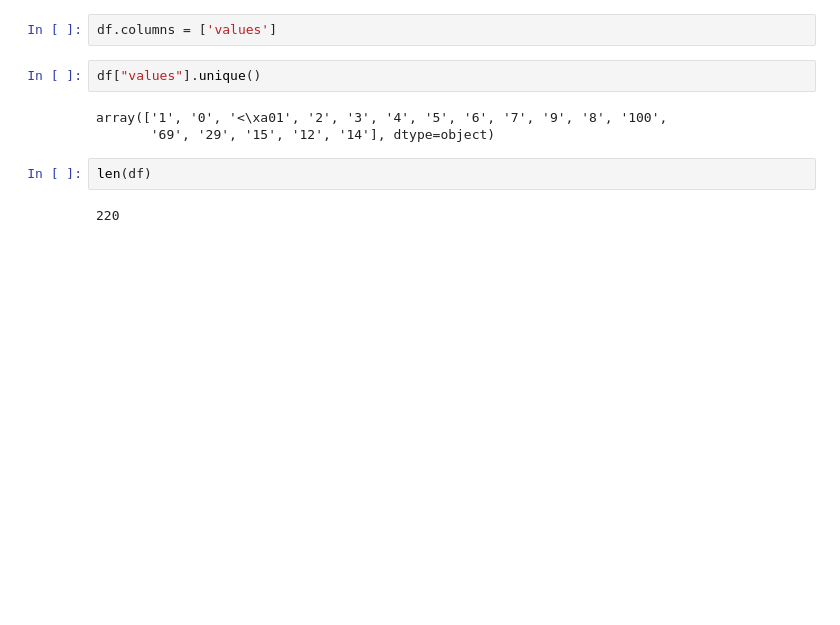
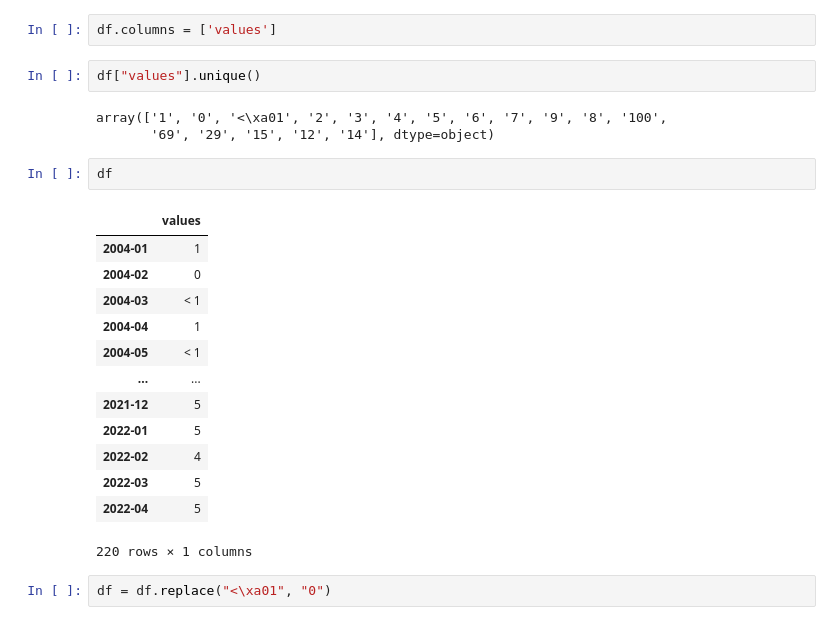
Before and after one commit to FrancoisMizrahi/LondonLab_EY, a Jupyter notebook: francoismizrahi/sandbox_google_trends_api.ipynb, the cells around one changed output. Cells and saved outputs as stored; diff of their text form; blank space fills up the shorter version.

```diff
--- a/francoismizrahi/sandbox_google_trends_api.ipynb
+++ b/francoismizrahi/sandbox_google_trends_api.ipynb
@@ -35,6 +35,20 @@ df["values"].unique()
 array(['1', '0', '<\xa01', '2', '3', '4', '5', '6', '7', '9', '8', '100',
        '69', '29', '15', '12', '14'], dtype=object)
 # %%
-len(df)
+df
 # %% [output]
+|  | values |
+| 2004-01 | 1 |
+| 2004-02 | 0 |
+| 2004-03 | < 1 |
+| 2004-04 | 1 |
+| 2004-05 | < 1 |
+| ... | ... |
+| 2021-12 | 5 |
+| 2022-01 | 5 |
+| 2022-02 | 4 |
+| 2022-03 | 5 |
+| 2022-04 | 5 |
-220
+220 rows × 1 columns
+# %%
+df = df.replace("<\xa01", "0")
```
Also changed, not shown: parts of 6 cells of this notebook.
